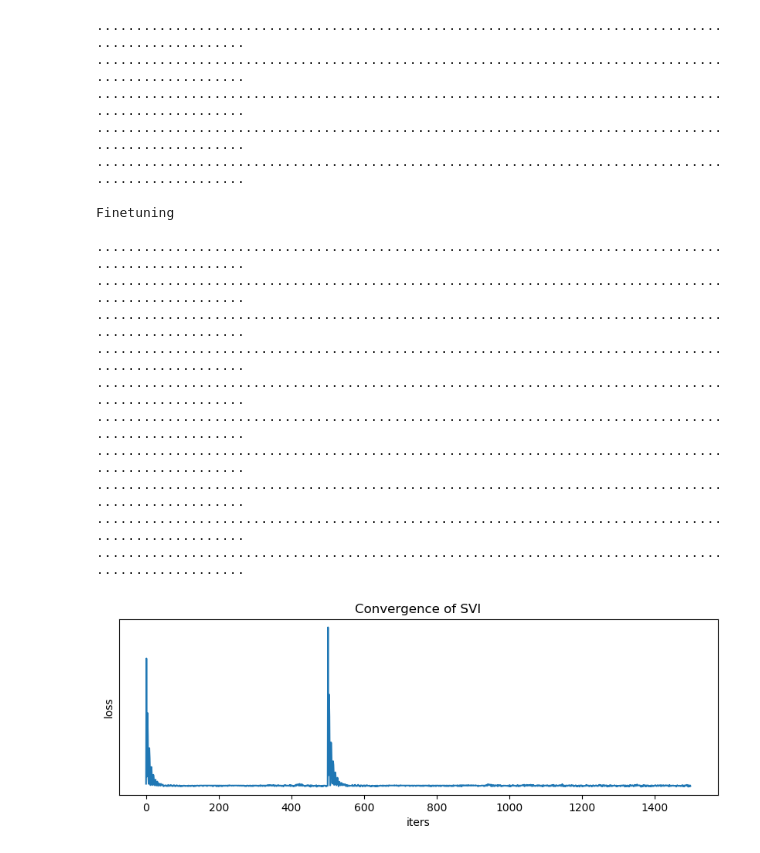
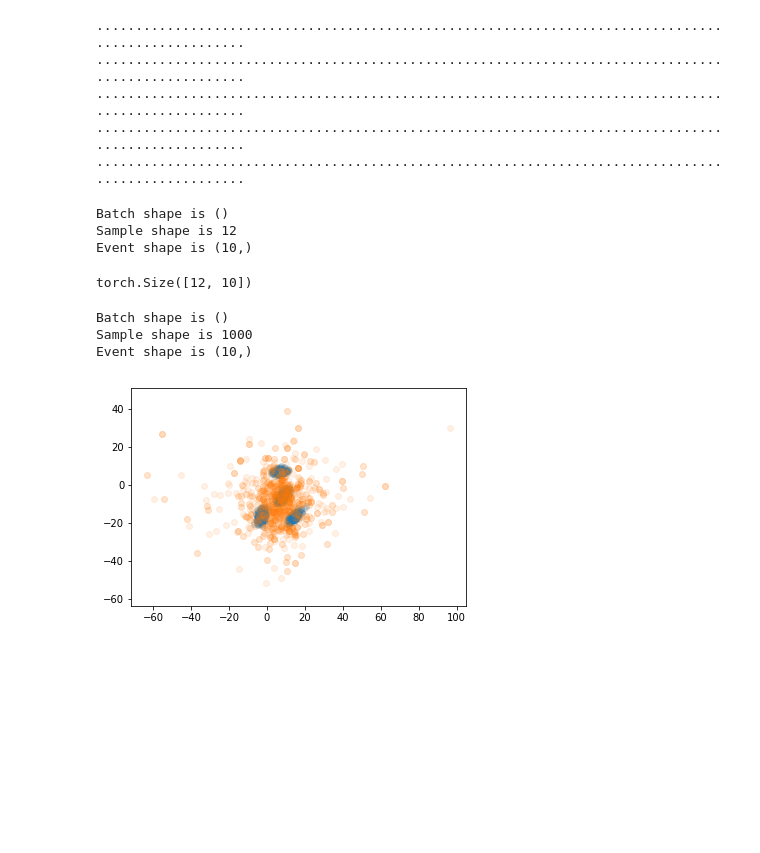
Before and after one commit to deoxyribose/compositions_mixtures_factors, a Jupyter notebook: mixture.ipynb, the cells around one changed output. Drawn from its saved outputs; the diff is of its cells as text; code cells hidden in the pictures; blank space fills up the shorter version.

Commit message:
Got predictive posterior to work as a Pyro distribution, but it's prohibitively slow. Added a model zoo of mixture models.

```diff
--- a/mixture.ipynb
+++ b/mixture.ipynb
@@ -176,39 +256,38 @@ class IndependentGaussian(CompositionalModel):
     """Gaussian observations with no latent structure"""
     def __init__(self, X, parent = None):
         super(IndependentGaussian, self).__init__(X, parent = None)
+        self.n_iter = 500 # no finetuning necessary
 
     def __repr__(self):
         return 'G'
 
     def model(self, X):
-        with pyro.plate('D', self.D):
-            loc = pyro.sample('loc', dst.Normal(0.,10.))
-            scale = pyro.sample('scale', dst.LogNormal(0.,4.))
-            with pyro.plate('N', self.N):
+        N, D = X.shape # not using self.N and self.D, since model can be used with otherwise shaped tensors
+        with pyro.plate('D_{}'.format(self), D):
+            loc = pyro.sample('loc_{}'.format(self), dst.Normal(0.,10.))
+            scale = pyro.sample('scale_{}'.format(self), dst.LogNormal(0.,4.))
+            with pyro.plate('N_{}'.format(self), N):
                 X = pyro.sample('obs', dst.Normal(loc,scale))
         return X
 
     def guide(self, X):
-        # MAP
-        with pyro.plate('D', self.D):
-            loc_delta = pyro.param('loc_delta', torch.zeros(self.D))
-            scale_delta = pyro.param('scale_delta', torch.ones(self.D), constraint=constraints.positive)
-            loc = pyro.sample('loc', dst.Delta(loc_delta))
-            scale = pyro.sample('scale', dst.Delta(scale_delta))
-        return loc, scale
-
-    def per_param_callable(self, module_name, param_name):
-        #if param_name in ['loc_mean']:
-        if self.lock and param_name in ['loc_mean', 'cov_diag_mean']:
-            return {"lr": 0.0, 'betas': [0.9, 0.99]}
-        else:
-            return {"lr": 0.01, 'betas': [0.9, 0.99]}
+        N, D = X.shape
+        with pyro.plate('D_{}'.format(self), D):
+            # parameters
+            loc_loc = pyro.param('loc_loc_{}'.format(self), torch.zeros(D))
+            loc_scale = pyro.param('loc_scale_{}'.format(self), torch.ones(D), constraint=constraints.positive)
+            scale_loc = pyro.param('scale_loc_{}'.format(self), torch.zeros(D))
+            scale_scale = pyro.param('scale_scale_{}'.format(self), torch.ones(D), constraint=constraints.positive)
+            # latent variables
+            loc = pyro.sample('loc_{}'.format(self), dst.Normal(loc_loc,loc_scale))
+            scale = pyro.sample('scale_{}'.format(self), dst.LogNormal(scale_loc,scale_scale))
+            return loc, scale
 
     def initialize(self, seed):
         # evaluate loss on a randomly initialized parameter-set
         pyro.set_rng_seed(seed)
         pyro.clear_param_store()
-        pyro.param('loc_delta', self.X.mean(0))
-        pyro.param('scale_delta', self.X.std(0), constraint=constraints.positive)
+        pyro.param('loc_loc_{}'.format(self), self.X.mean(0))
+        pyro.param('scale_loc_{}'.format(self), torch.log(self.X.std(0)), constraint=constraints.positive)
         loss = self.svi.loss(self.conditioned_model, self.guide, self.X)
         return loss
@@ -215,23 +400,10 @@ class IndependentGaussian(CompositionalModel):
 # %%
 ig = IndependentGaussian(random_data)
 # %%
-ig.inference()
+ig.inference(track_params = True)
 # %% [output]
 ...................................................................................................
 ...................................................................................................
 ...................................................................................................
 ...................................................................................................
 ...................................................................................................
-
-Finetuning
-
-...................................................................................................
-...................................................................................................
-...................................................................................................
-...................................................................................................
-...................................................................................................
-...................................................................................................
-...................................................................................................
-...................................................................................................
-...................................................................................................
-...................................................................................................
@@ -238,4 +412,14 @@ Finetuning
+# %%
+pp(12).shape
+# %% [output]
+Batch shape is ()
+Sample shape is 12
+Event shape is (10,)
+torch.Size([12, 10])
 # %%
-ig.plot_learning_curve()
+ig.plot_posterior_predictive()
 # %% [output]
+Batch shape is ()
+Sample shape is 1000
+Event shape is (10,)
-[figure, old version]
+[figure, new version]
```
Also changed, not shown: parts of 47 cells of this notebook, 1 other file.
